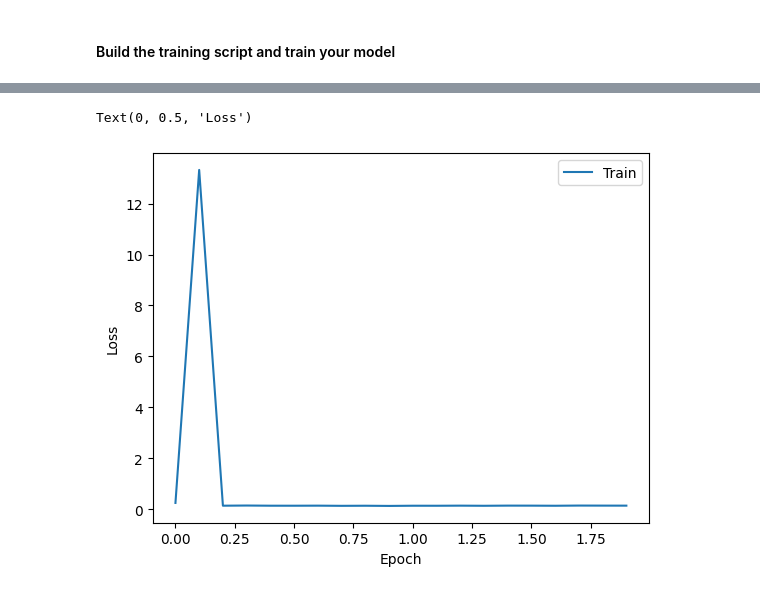
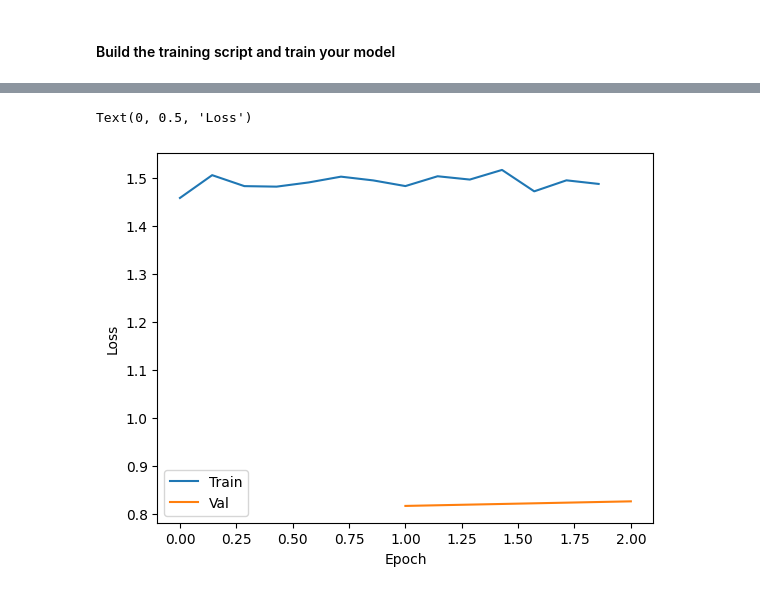
Before and after one commit to barbaragrosjean/Brain_like_mini_project, a Jupyter notebook: week7.ipynb, the cells around one changed output, grey strips where cells are left out. Cells and saved outputs as stored; diff of their text form; code cells hidden in the pictures.

```diff
--- a/week7.ipynb
+++ b/week7.ipynb
@@ -241,29 +240,30 @@ def train_epoch(model, optimizer, scheduler, criterion, train_dataloader, epoch)
     loss_history = []
 
     for batch_idx, (data,target) in enumerate(train_dataloader) :
-        data = torch.Tensor(data)
-        target = torch.Tensor(target)
+        if batch_idx <= 6:
+            data = torch.Tensor(data)
+            target = torch.Tensor(target)
 
-        # Forward pass
-        optimizer.zero_grad()
-        output = model(data)
-        print("Output: ", torch.unique(output))
+            # Forward pass
+            optimizer.zero_grad()
+            output = model(data)
+            print("Output: ", torch.unique(output[:,20]))
 
-        # Compute the gradient
-        loss = criterion(output,target)
-        loss.backward()
+            # Compute the gradient
+            loss = criterion(output,target)
+            loss.backward()
 
-        # Update the parameters of the model with a gradient step
-        optimizer.step()
-        scheduler.step()
+            # Update the parameters of the model with a gradient step
+            optimizer.step()
+            scheduler.step()
 
-        loss_history.append(loss.item())
+            loss_history.append(loss.item())
 
-        # Keep track of the training metrics
-        print(
-          f"Train Epoch: {epoch}-{batch_idx:03d} "
-          f"batch_loss={loss.item():0.2e} "
-        )
+            # Keep track of the training metrics
+            print(
+              f"Train Epoch: {epoch}-{batch_idx:03d} "
+              f"batch_loss={loss.item():0.2e} "
+            )
 
     return loss_history
 # %%
@@ -279,7 +279,7 @@ for epoch in range(1, num_epochs + 1):
     train_loss_history.extend(train_loss)
 
     # Validate: number of epochs tuning
-    '''with torch.no_grad():
+    with torch.no_grad():
         val_loss = []
         for batch_idx, (data, target) in enumerate(val_dataloader):
             model.eval()
@@ -292,5 +292,5 @@ for epoch in range(1, num_epochs + 1):
         print(
               f"Train Epoch: {epoch} "
               f"val_loss={mean_val_loss:0.2e} "
-            )'''
+            )
 # %% [output]
@@ -314,14 +314,14 @@ Conv1:  tensor([0.0000e+00, 6.9810e-08, 1.8117e-07,  ..., 1.6055e+01, 1.6378e+01
 # %%
 n_train = len(train_loss_history)
 t_train = num_epochs * np.arange(n_train) / n_train
-#t_val = np.arange(1, num_epochs + 1)
+t_val = np.arange(1, num_epochs + 1)
 
 plt.plot(t_train, train_loss_history, label="Train")
-#plt.plot(t_val, val_loss_history, label="Val")
+plt.plot(t_val, val_loss_history, label="Val")
 plt.legend()
 plt.xlabel("Epoch")
 plt.ylabel("Loss")
 # %% [output]
 Text(0, 0.5, 'Loss')
-[figure, old version]
+[figure, new version]
 # %%
```
Also changed, not shown: parts of 9 cells of this notebook.
